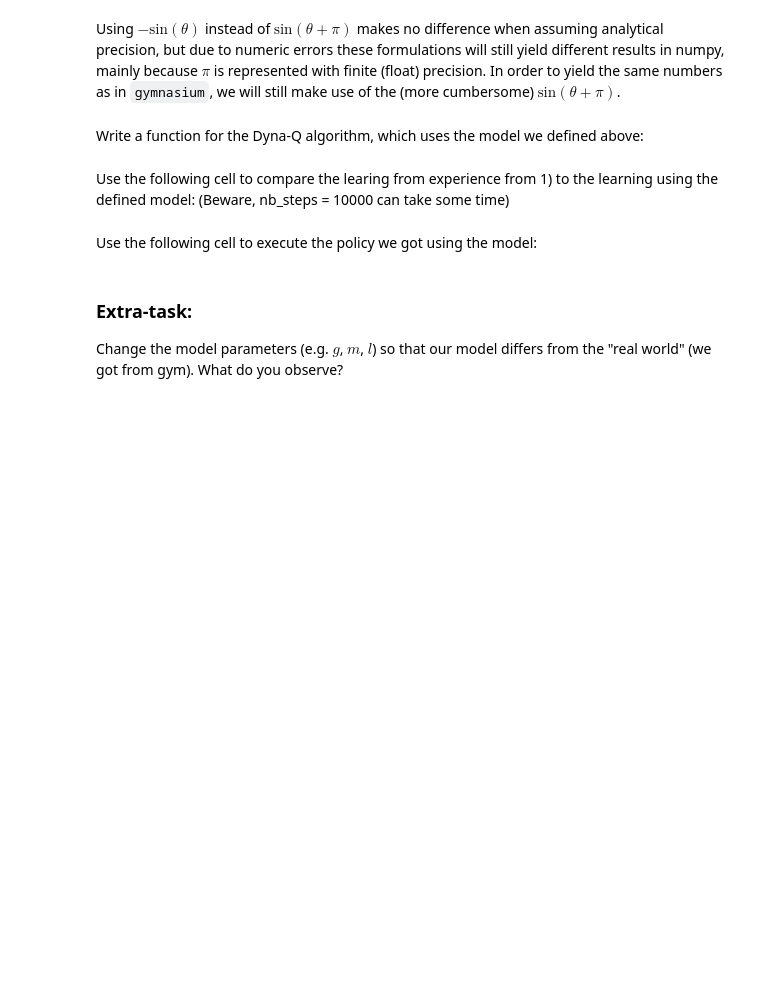
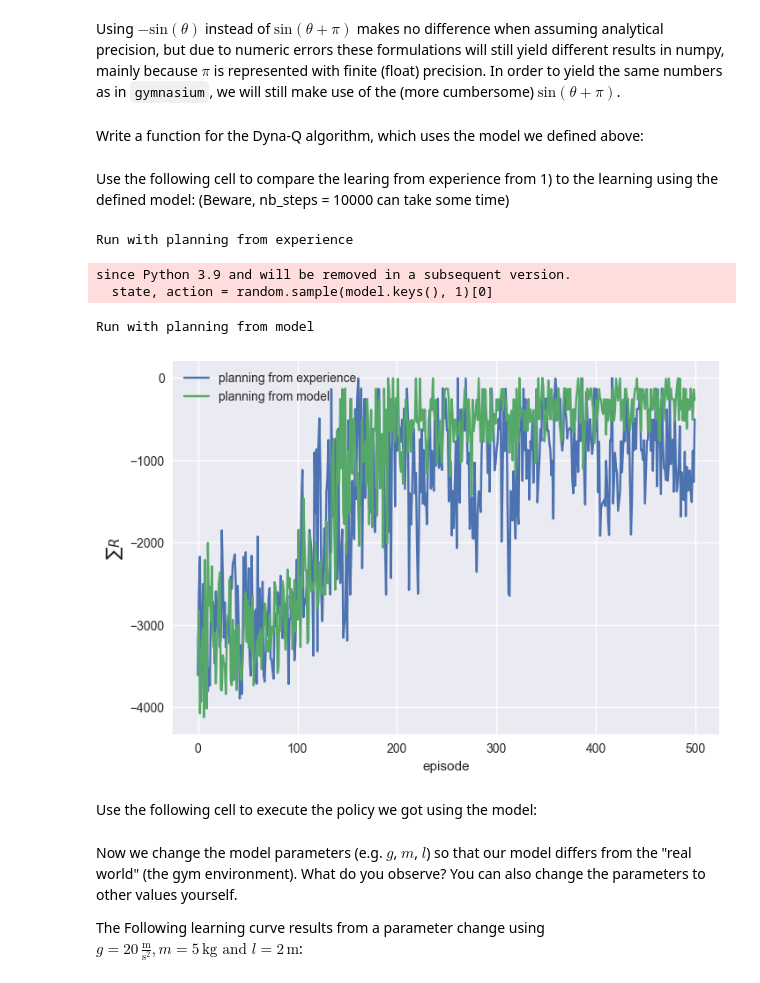
Before and after one commit to upb-lea/reinforcement_learning_course_materials, a Jupyter notebook: exercises/templates/ex07/LearningAndPlanning.ipynb, the cells around one changed output. Saved outputs shown, nothing was run; the diff lists cells and outputs as text; code cells hidden in the pictures; blank space fills up the shorter version.

```diff
--- a/exercises/templates/ex07/LearningAndPlanning.ipynb
+++ b/exercises/templates/ex07/LearningAndPlanning.ipynb
@@ -259,9 +419,9 @@ Write a function for the Dyna-Q algorithm, which uses the model we defined above
 # %%
-def pendulumModelDynaQ(alpha, gamma, epsilon, n, nb_episodes, nb_steps):
+def pendulumModelDynaQ(alpha, gamma, epsilon, n, nb_episodes, nb_steps, m=1, g=10, l=1):
 
     env = gym.make('Pendulum-v1')  # , render_mode="human"
     env = env.unwrapped
-    model = pendulum_model() #Wrong parameters for later m=5, g=20, l=2
+    model = pendulum_model(m=m, g=g, l=l)
 
     action_values = np.zeros([d_theta, d_theta, d_omega, d_T])
     pi = np.zeros([d_theta, d_theta, d_omega])
@@ -271,34 +431,50 @@ def pendulumModelDynaQ(alpha, gamma, epsilon, n, nb_episodes, nb_steps):
 
     pbar = tqdm(range(nb_episodes), position=0, leave=True)
 
-    for j in pbar:
+    for _ in pbar:
+        rewards = [] # this time, this list is only for monitoring
 
         # YOUR CODE HERE
         raise NotImplementedError()
 
+        pbar.set_description(
+            f"Cumulative_reward {np.sum(rewards):6.0f}, Progress")
+
+        cumulative_reward_history.append(np.sum(rewards))
+
+    env.close()
+
     return cumulative_reward_history, pi
 # %% [markdown]
 Use the following cell to compare the learing from experience from 1) to the learning using the defined model: (Beware, nb_steps = 10000 can take some time)
 # %%
 # train both setups once
 print("Run with planning from experience")
-exp_planning_history, exp_planning_pi = pendulumDynaQ(alpha=0.1, gamma=0.9, epsilon=0.1, n=19, nb_episodes=30, nb_steps=10000)
-
-print("Run with planning from model")
-model_planning_history, model_planning_pi = pendulumModelDynaQ(alpha=0.1, gamma=0.9, epsilon=0.1, n=19, nb_episodes=30, nb_steps=10000)
-
-
-plt.plot(exp_planning_history, label="exp")
-plt.plot(model_planning_history, label="model")
-plt.xlabel("episode")
-plt.ylabel(r"$\sum R$")
-plt.legend(loc="upper left")
-plt.show()
+exp_planning_history, exp_planning_pi = pendulumDynaQ(alpha=0.1, gamma=0.9, epsilon=0.1, n=19, nb_episodes=500, nb_steps=500)
+# %% [output]
+Run with planning from experience
+since Python 3.9 and will be removed in a subsequent version.
+  state, action = random.sample(model.keys(), 1)[0]
+# %%
+print("Run with planning from model")
+model_planning_history, model_planning_pi = pendulumModelDynaQ(alpha=0.1, gamma=0.9, epsilon=0.1, n=19, nb_episodes=500, nb_steps=500)
+# %% [output]
+Run with planning from model
+# %%
+plt.plot(exp_planning_history, label="planning from experience")
+plt.plot(model_planning_history, label="planning from model")
+plt.xlabel("episode")
+plt.ylabel(r"$\sum R$")
+plt.legend(loc="upper left")
+plt.show()
+# %% [output]
+[figure, added]
 # %% [markdown]
 Use the following cell to execute the policy we got using the model:
 # %%
 experiment(model_planning_pi, nb_steps=300, render=True)
 # %% [markdown]
-### Extra-task:
-Change the model parameters (e.g. $g$, $m$, $l$) so that our model differs from the "real world" (we got from gym).
-What do you observe?
+Now we change the model parameters (e.g. $g$, $m$, $l$) so that our model differs from the "real world" (the gym environment).
+What do you observe? You can also change the parameters to other values yourself.
+
+The Following learning curve results from a parameter change using $g =20 \, \frac{\text{m}}{\text{s}^2}, m = 5 \, \text{kg and } l = 2 \, \text{m}$:
```
Also changed, not shown: parts of 27 cells of this notebook, 1 other file.
